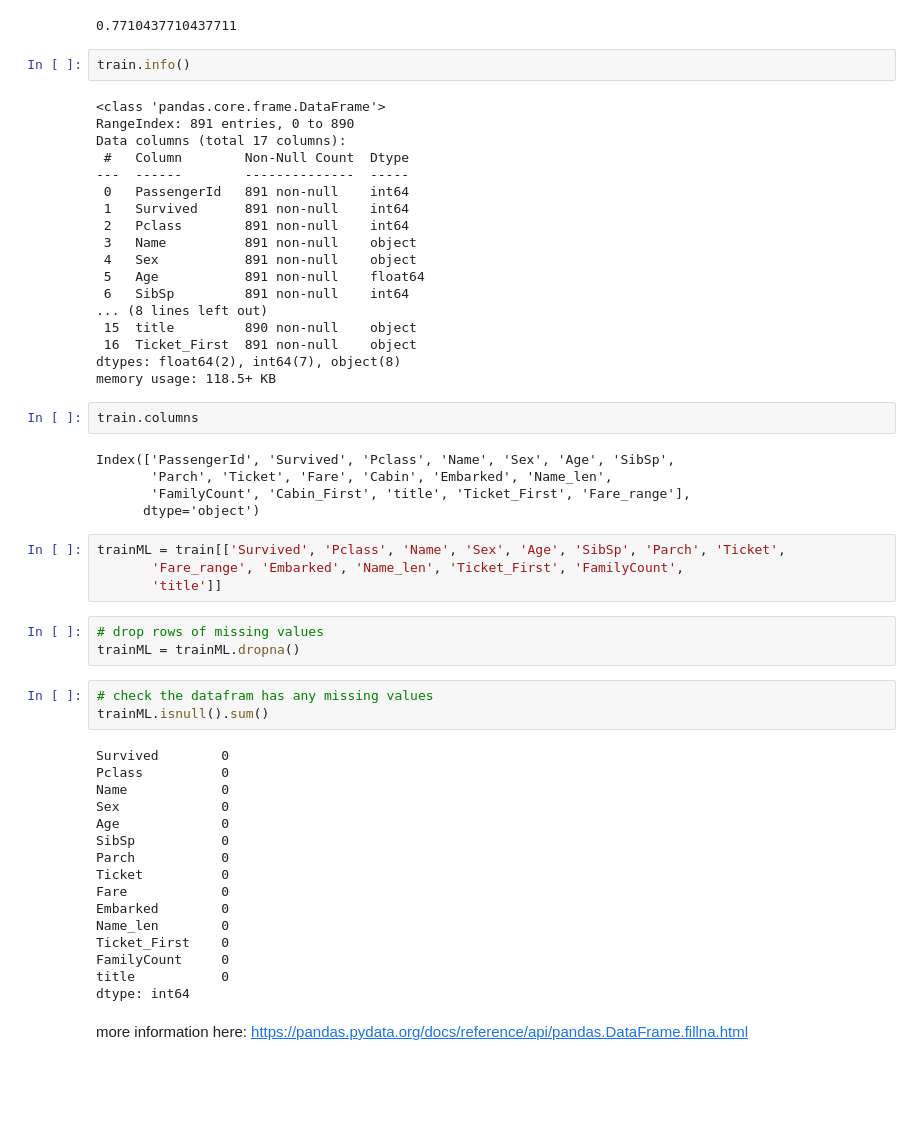
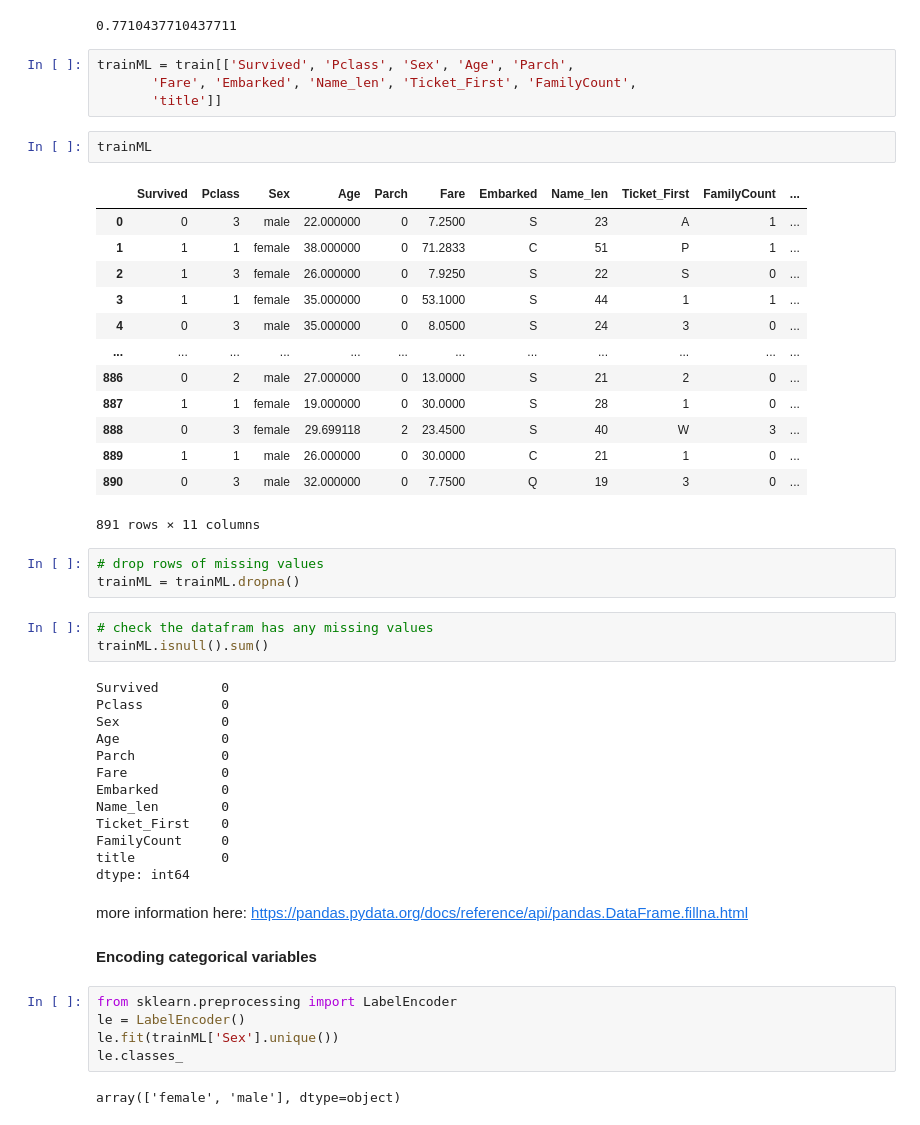
Before and after one commit to insight4healthlab/course-GS-HLTH-6270, a Jupyter notebook: notebooks/EDA_FE_Titanic.ipynb, the cells around one changed output. Saved outputs shown, nothing was run; the diff lists cells and outputs as text; blank space fills up the shorter version.

```diff
--- a/notebooks/EDA_FE_Titanic.ipynb
+++ b/notebooks/EDA_FE_Titanic.ipynb
@@ -351,37 +396,26 @@ sometimes it is more reasonabale to drop the columns
 train.Cabin.isnull().mean()
 # %% [output]
 0.7710437710437711
-# %%
-train.info()
-# %% [output]
-<class 'pandas.core.frame.DataFrame'>
-RangeIndex: 891 entries, 0 to 890
-Data columns (total 17 columns):
- #   Column        Non-Null Count  Dtype
----  ------        --------------  -----
- 0   PassengerId   891 non-null    int64
- 1   Survived      891 non-null    int64
- 2   Pclass        891 non-null    int64
- 3   Name          891 non-null    object
- 4   Sex           891 non-null    object
- 5   Age           891 non-null    float64
- 6   SibSp         891 non-null    int64
-... (8 lines left out)
- 15  title         890 non-null    object
- 16  Ticket_First  891 non-null    object
-dtypes: float64(2), int64(7), object(8)
-memory usage: 118.5+ KB
-# %%
-train.columns
-# %% [output]
-Index(['PassengerId', 'Survived', 'Pclass', 'Name', 'Sex', 'Age', 'SibSp',
-       'Parch', 'Ticket', 'Fare', 'Cabin', 'Embarked', 'Name_len',
-       'FamilyCount', 'Cabin_First', 'title', 'Ticket_First', 'Fare_range'],
-      dtype='object')
 # %%
-trainML = train[['Survived', 'Pclass', 'Name', 'Sex', 'Age', 'SibSp', 'Parch', 'Ticket',
-       'Fare_range', 'Embarked', 'Name_len', 'Ticket_First', 'FamilyCount',
+trainML = train[['Survived', 'Pclass', 'Sex', 'Age', 'Parch',
+       'Fare', 'Embarked', 'Name_len', 'Ticket_First', 'FamilyCount',
        'title']]
+# %%
+trainML
+# %% [output]
+|  | Survived | Pclass | Sex | Age | Parch | Fare | Embarked | Name_len | Ticket_First | FamilyCount | ... |
+| 0 | 0 | 3 | male | 22.000000 | 0 | 7.2500 | S | 23 | A | 1 | ... |
+| 1 | 1 | 1 | female | 38.000000 | 0 | 71.2833 | C | 51 | P | 1 | ... |
+| 2 | 1 | 3 | female | 26.000000 | 0 | 7.9250 | S | 22 | S | 0 | ... |
+| 3 | 1 | 1 | female | 35.000000 | 0 | 53.1000 | S | 44 | 1 | 1 | ... |
+| 4 | 0 | 3 | male | 35.000000 | 0 | 8.0500 | S | 24 | 3 | 0 | ... |
+| ... | ... | ... | ... | ... | ... | ... | ... | ... | ... | ... | ... |
+| 886 | 0 | 2 | male | 27.000000 | 0 | 13.0000 | S | 21 | 2 | 0 | ... |
+| 887 | 1 | 1 | female | 19.000000 | 0 | 30.0000 | S | 28 | 1 | 0 | ... |
+| 888 | 0 | 3 | female | 29.699118 | 2 | 23.4500 | S | 40 | W | 3 | ... |
+| 889 | 1 | 1 | male | 26.000000 | 0 | 30.0000 | C | 21 | 1 | 0 | ... |
+| 890 | 0 | 3 | male | 32.000000 | 0 | 7.7500 | Q | 19 | 3 | 0 | ... |
+891 rows × 11 columns
 # %%
 # drop rows of missing values
 trainML = trainML.dropna()
@@ -391,12 +425,9 @@ trainML.isnull().sum()
 # %% [output]
 Survived        0
 Pclass          0
-Name            0
 Sex             0
 Age             0
-SibSp           0
 Parch           0
-Ticket          0
 Fare            0
 Embarked        0
 Name_len        0
@@ -406,3 +437,12 @@ title           0
 dtype: int64
 # %% [markdown]
 more information here: https://pandas.pydata.org/docs/reference/api/pandas.DataFrame.fillna.html
+# %% [markdown]
+**Encoding categorical variables**
+# %%
+from sklearn.preprocessing import LabelEncoder
+le = LabelEncoder()
+le.fit(trainML['Sex'].unique())
+le.classes_
+# %% [output]
+array(['female', 'male'], dtype=object)
```
Also changed, not shown: parts of 18 cells of this notebook.
